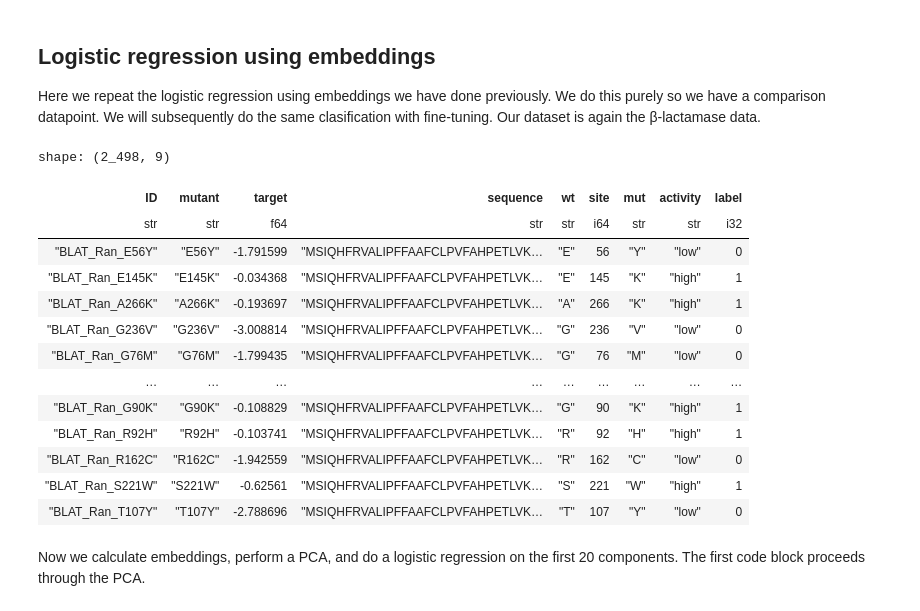
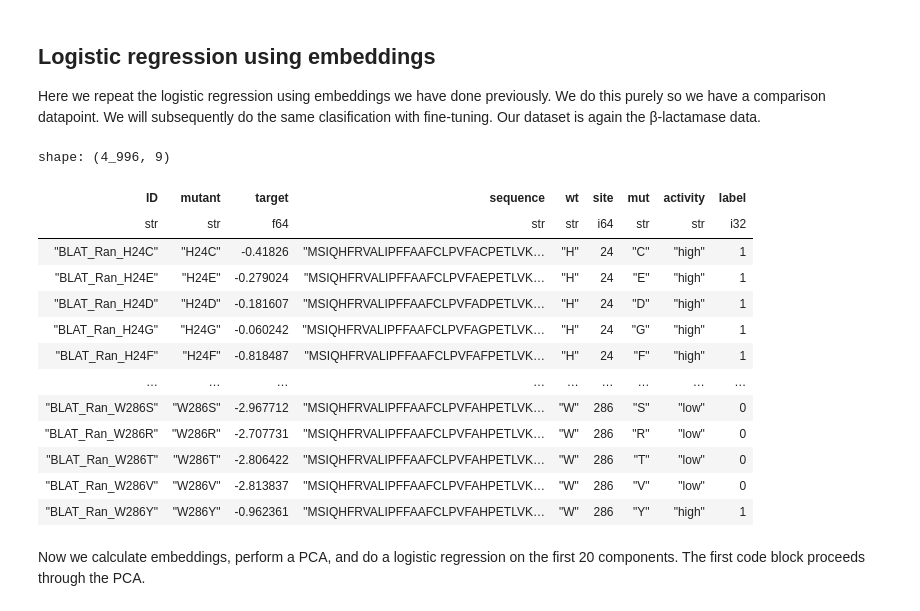
Before and after one commit to wilkelab/EEB384K-workshops, a Jupyter notebook: weeks8-10/week10.ipynb, the cells around one changed output. Drawn from its saved outputs; the diff is of its cells as text; code cells hidden in the pictures.

```diff
--- a/weeks8-10/week10.ipynb
+++ b/weeks8-10/week10.ipynb
@@ -71,40 +71,40 @@ Here we repeat the logistic regression using embeddings we have done previously.
 # %%
 # read in data
 data_complete = pl.read_csv('./data/B-Lactamase_Ranganathan2015.csv')
 
 # add `activity` column with categories "high" and "low" depending on target threshold
 # also add `label` column that is 1 for activity "high" and 0 otherwise
 data_complete = data_complete.with_columns(
     pl.when(pl.col('target') > -1)
       .then(pl.lit('high'))
       .otherwise(pl.lit('low'))
       .alias('activity')
 ).with_columns(
     pl.when(pl.col('activity') == 'high')
       .then(pl.lit(1))
       .otherwise(pl.lit(0))
       .alias('label')
 )
 
-# down-sample to 50% of the data
-target_fract = 0.5
+# optionally down-sample data
+target_fract = 1
 data = data_complete.sample(fraction = target_fract, seed=8592153)
 data
 # %% [output]
-shape: (2_498, 9)
+shape: (4_996, 9)
 | ID | mutant | target | sequence | wt | site | mut | activity | label |
 | str | str | f64 | str | str | i64 | str | str | i32 |
-| "BLAT_Ran_E56Y" | "E56Y" | -1.791599 | "MSIQHFRVALIPFFAAFCLPVFAHPETLVK… | "E" | 56 | "Y" | "low" | 0 |
-| "BLAT_Ran_E145K" | "E145K" | -0.034368 | "MSIQHFRVALIPFFAAFCLPVFAHPETLVK… | "E" | 145 | "K" | "high" | 1 |
-| "BLAT_Ran_A266K" | "A266K" | -0.193697 | "MSIQHFRVALIPFFAAFCLPVFAHPETLVK… | "A" | 266 | "K" | "high" | 1 |
-| "BLAT_Ran_G236V" | "G236V" | -3.008814 | "MSIQHFRVALIPFFAAFCLPVFAHPETLVK… | "G" | 236 | "V" | "low" | 0 |
-| "BLAT_Ran_G76M" | "G76M" | -1.799435 | "MSIQHFRVALIPFFAAFCLPVFAHPETLVK… | "G" | 76 | "M" | "low" | 0 |
+| "BLAT_Ran_H24C" | "H24C" | -0.41826 | "MSIQHFRVALIPFFAAFCLPVFACPETLVK… | "H" | 24 | "C" | "high" | 1 |
+| "BLAT_Ran_H24E" | "H24E" | -0.279024 | "MSIQHFRVALIPFFAAFCLPVFAEPETLVK… | "H" | 24 | "E" | "high" | 1 |
+| "BLAT_Ran_H24D" | "H24D" | -0.181607 | "MSIQHFRVALIPFFAAFCLPVFADPETLVK… | "H" | 24 | "D" | "high" | 1 |
+| "BLAT_Ran_H24G" | "H24G" | -0.060242 | "MSIQHFRVALIPFFAAFCLPVFAGPETLVK… | "H" | 24 | "G" | "high" | 1 |
+| "BLAT_Ran_H24F" | "H24F" | -0.818487 | "MSIQHFRVALIPFFAAFCLPVFAFPETLVK… | "H" | 24 | "F" | "high" | 1 |
 | … | … | … | … | … | … | … | … | … |
-| "BLAT_Ran_G90K" | "G90K" | -0.108829 | "MSIQHFRVALIPFFAAFCLPVFAHPETLVK… | "G" | 90 | "K" | "high" | 1 |
-| "BLAT_Ran_R92H" | "R92H" | -0.103741 | "MSIQHFRVALIPFFAAFCLPVFAHPETLVK… | "R" | 92 | "H" | "high" | 1 |
-| "BLAT_Ran_R162C" | "R162C" | -1.942559 | "MSIQHFRVALIPFFAAFCLPVFAHPETLVK… | "R" | 162 | "C" | "low" | 0 |
-| "BLAT_Ran_S221W" | "S221W" | -0.62561 | "MSIQHFRVALIPFFAAFCLPVFAHPETLVK… | "S" | 221 | "W" | "high" | 1 |
-| "BLAT_Ran_T107Y" | "T107Y" | -2.788696 | "MSIQHFRVALIPFFAAFCLPVFAHPETLVK… | "T" | 107 | "Y" | "low" | 0 |
+| "BLAT_Ran_W286S" | "W286S" | -2.967712 | "MSIQHFRVALIPFFAAFCLPVFAHPETLVK… | "W" | 286 | "S" | "low" | 0 |
+| "BLAT_Ran_W286R" | "W286R" | -2.707731 | "MSIQHFRVALIPFFAAFCLPVFAHPETLVK… | "W" | 286 | "R" | "low" | 0 |
+| "BLAT_Ran_W286T" | "W286T" | -2.806422 | "MSIQHFRVALIPFFAAFCLPVFAHPETLVK… | "W" | 286 | "T" | "low" | 0 |
+| "BLAT_Ran_W286V" | "W286V" | -2.813837 | "MSIQHFRVALIPFFAAFCLPVFAHPETLVK… | "W" | 286 | "V" | "low" | 0 |
+| "BLAT_Ran_W286Y" | "W286Y" | -0.962361 | "MSIQHFRVALIPFFAAFCLPVFAHPETLVK… | "W" | 286 | "Y" | "high" | 1 |
 # %% [markdown]
 Now we calculate embeddings, perform a PCA, and do a logistic regression on the first 20 components. The first code block proceeds through the PCA.
 # %%
```
Also changed, not shown: parts of 10 cells of this notebook, 2 other files.
